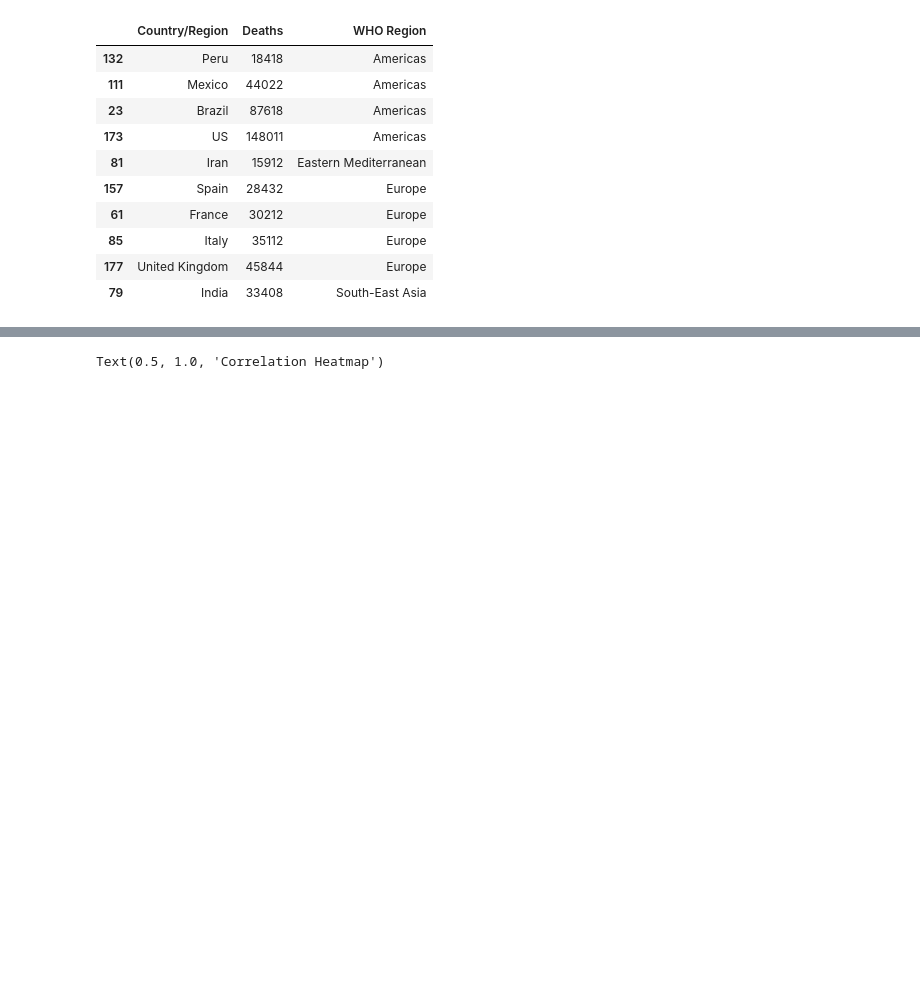
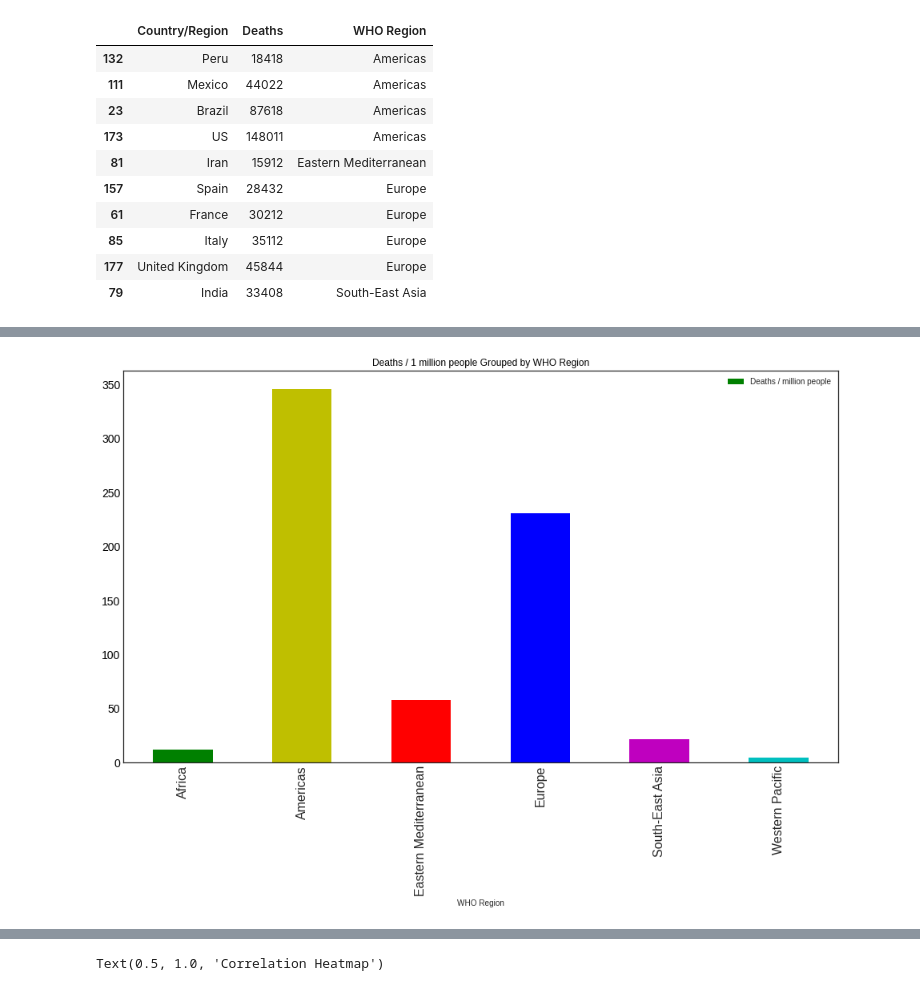
Before and after one commit to AmandaLinLi/Data-Science-Blog, a Jupyter notebook: udacity-project1.ipynb, the cells around one changed output, grey strips where cells are left out. Drawn from its saved outputs; the diff is of its cells as text; code cells hidden in the pictures; blank space fills up the shorter version.

```diff
--- a/udacity-project1.ipynb
+++ b/udacity-project1.ipynb
@@ -263,22 +308,24 @@ plt.show()
 # %%
 f,ax= plt.subplots(1,1,figsize=(16, 9))
 
 plt.ticklabel_format(style = 'plain')
 
 ax.get_yaxis().set_major_formatter(
 matplotlib.ticker.FuncFormatter(lambda x, p: format(int(x), ',')))
 
 plt.xticks(fontsize=16, rotation=90)
 plt.yticks(fontsize=14, color = 'black')
 
 plt.title('Deaths / 1 million people Grouped by WHO Region', color='black')
 
 
 
-colors = {'Eastern Mediterranean': 'r', 'Europe': 'b', 'Africa': 'g','Americas': 'y','Western Pacific': 'c','South-East Asia': 'm'}
+colors = {'c': 'r', 'Europe': 'b', 'Africa': 'g','Americas': 'y','Western Pacific': 'c','South-East Asia': 'm'}
 
 df_country_sum.plot(x='WHO Region',y='Deaths / million people',kind="bar", ax=f.gca(), color=[colors[i] for i in df_country_sum['WHO Region']])
 plt.show()
+# %% [output]
+[figure, added]
 # %%
 #Plot Deaths/100 Cases and Recovered / 100 cases of each country grouped by WHO regions
 
```
Also changed, not shown: parts of 15 cells of this notebook.
